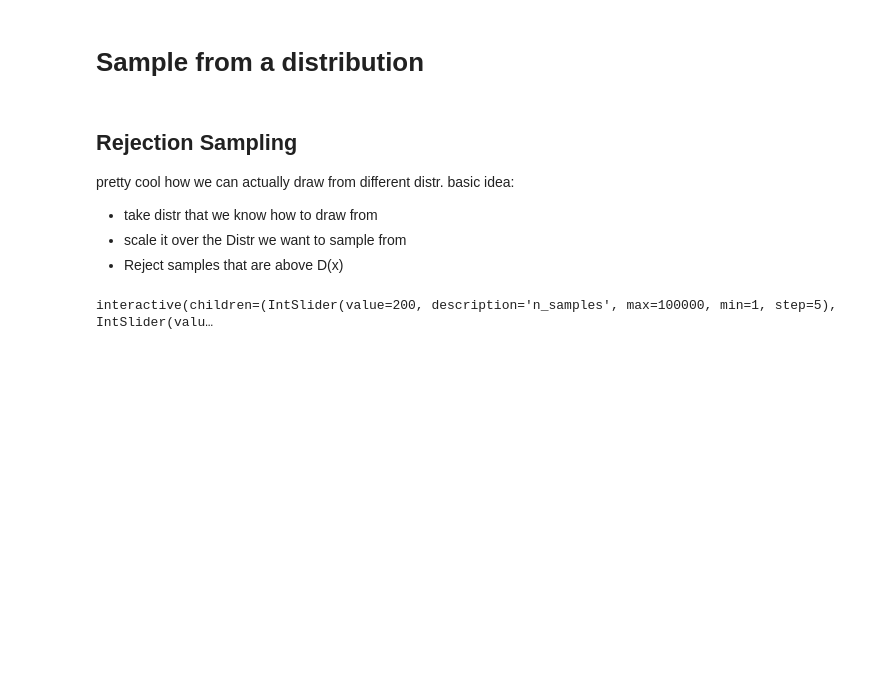
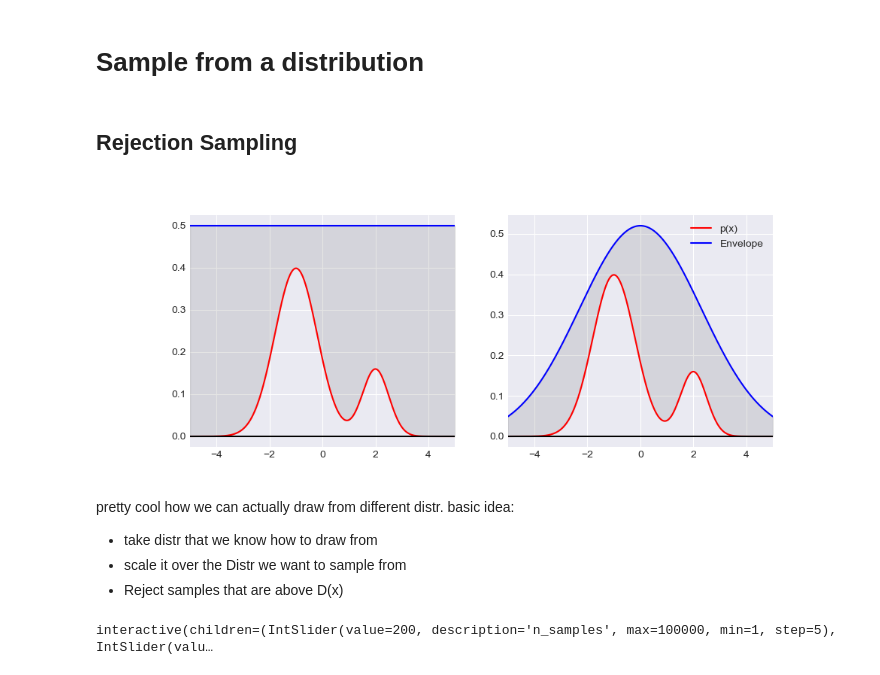
Before and after one commit to f-ilic/cib_seminar, a Jupyter notebook: overview.ipynb, the cells around one changed output. Drawn from its saved outputs; the diff is of its cells as text; code cells hidden in the pictures; blank space fills up the shorter version.

Commit message:
add uniform vs gaussian rejection sampling overview

```diff
--- a/overview.ipynb
+++ b/overview.ipynb
@@ -99,12 +100,51 @@ The general idea behind sampling methods is to obtain a set of samples $\bold{x}
 # Sample from a distribution
 # %% [markdown]
 ## Rejection Sampling
-
-pretty cool how we can actually draw from different distr.
-basic idea:
-* take distr that we know how to draw from
-* scale it over the Distr we want to sample from
-* Reject samples that are above D(x)
+# %%
+# What is the underlying problem that we are trying to solve with Monte Carlo?
+def intro():
+    def f(x, mean=0, sigma=0.1):
+        return np.exp(-(x - mean)**2 / (2 * sigma**2)) / (sigma * np.sqrt(2 * np.pi))
+
+    xs = np.linspace(-5, 5, 1000)
+
+    gaussian1 = f(xs, -1, 0.8)* 0.8
+    gaussian2 = f(xs, 2, 0.5)* 0.2
+    gaus = f(xs,0,2.3)*3
+    uniform = np.ones_like(xs)*0.5
+
+    fig, axes = plt.subplots(1,2, figsize=(10,4))
+    ax_u = axes[0]
+    ax_n = axes[1]
+
+    px = gaussian1 + gaussian2
+
+    ax_n.fill_between(xs, gaus, px, alpha=0.2, color='gray')
+    ax_n.plot(xs, px, '-r', label="p(x)")
+    ax_n.plot(xs, gaus, '-b', label="Envelope")
+    ax_n.plot(xs, np.zeros_like(xs), '-k')
+    ax_n.legend()
+    ax_n.set_xlim([-5, 5])
+
+
+    ax_u.fill_between(xs, uniform, px, alpha=0.2, color='gray')
+    ax_u.plot(xs, px, '-r', label="p(x)")
+    ax_u.plot(xs, uniform, '-b', label="Envelope")
+    ax_u.plot(xs, np.zeros_like(xs), '-k')
+    # ax_u.legend()
+    ax_u.set_xlim([-5, 5])
+
+    plt.show()
+
+intro()
+# %% [output]
+[figure, added]
+# %% [markdown]
+pretty cool how we can actually draw from different distr.
+basic idea:
+* take distr that we know how to draw from
+* scale it over the Distr we want to sample from
+* Reject samples that are above D(x)
 # %%
 # Rejection sampling
 # of y = 1.2 - x**4  [ -> integral_0^1 (1.2 - x**4 )dx = 1]
```
Also changed, not shown: parts of 3 cells of this notebook.
